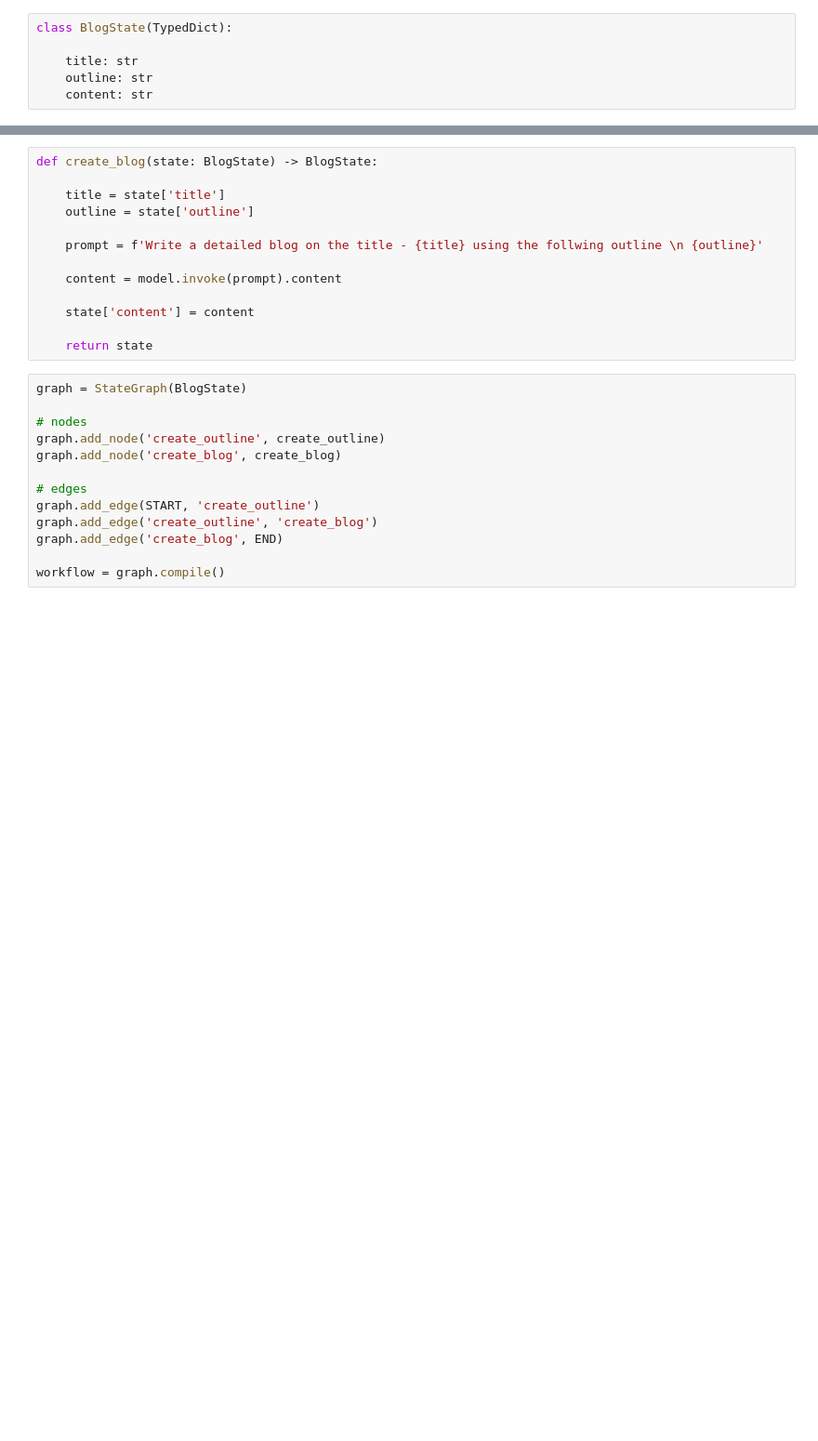
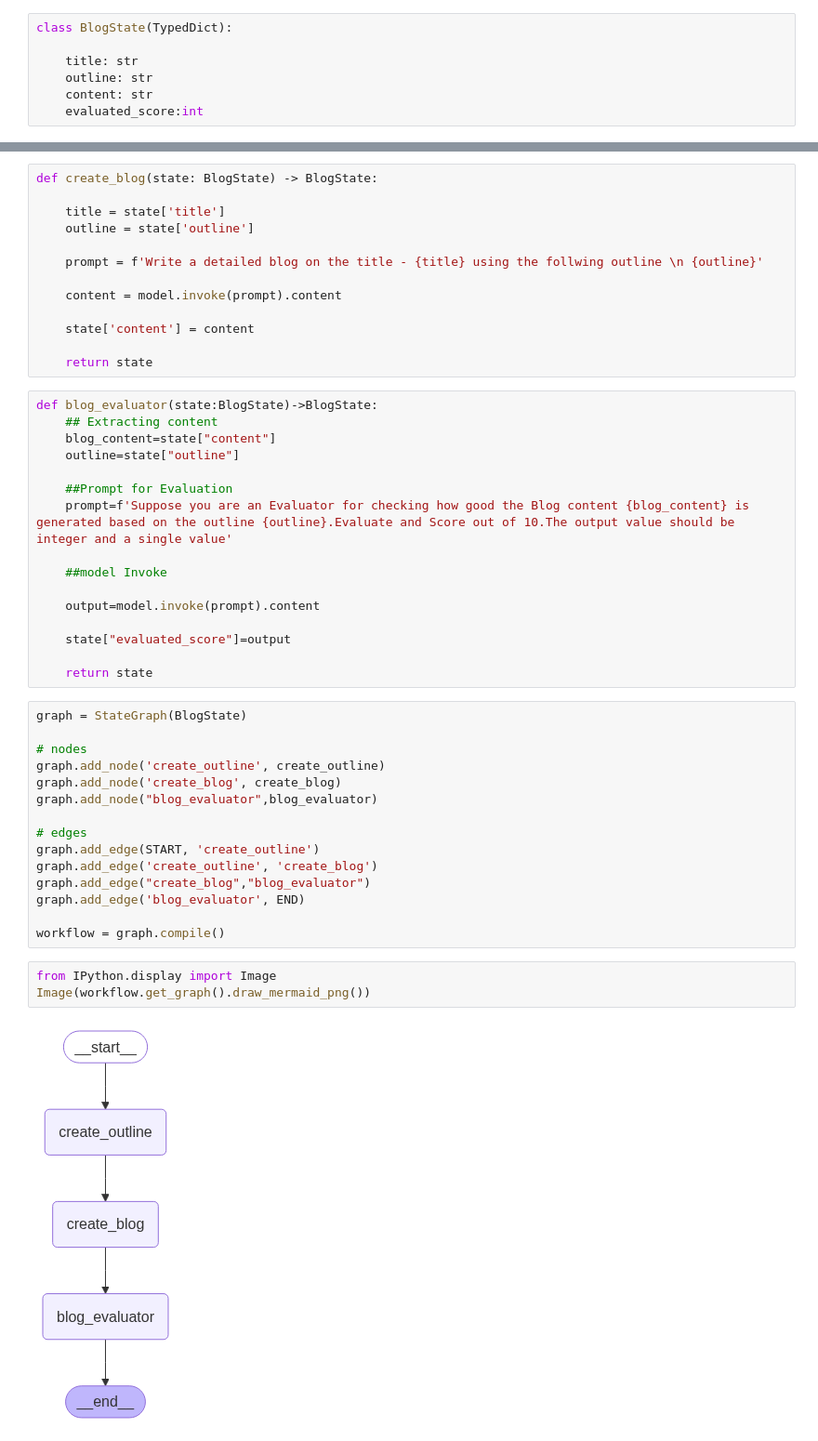
Before and after one commit to Hyder605/LangGraph, a Jupyter notebook: 3_prompt_chaining.ipynb, the cells around one changed output, grey strips where cells are left out. Shown at 93% size. Cells and saved outputs as stored; diff of their text form; blank space fills up the shorter version.

Commit message:
added evaluator node

```diff
--- a/3_prompt_chaining.ipynb
+++ b/3_prompt_chaining.ipynb
@@ -13,6 +13,7 @@ class BlogState(TypedDict):
     title: str
     outline: str
     content: str
+    evaluated_score:int
 # %%
 def create_outline(state: BlogState) -> BlogState:
 
@@ -40,19 +41,42 @@ def create_blog(state: BlogState) -> BlogState:
     state['content'] = content
 
     return state
+# %%
+def blog_evaluator(state:BlogState)->BlogState:
+    ## Extracting content
+    blog_content=state["content"]
+    outline=state["outline"]
+
+    ##Prompt for Evaluation
+    prompt=f'Suppose you are an Evaluator for checking how good the Blog content {blog_content} is generated based on the outline {outline}.Evaluate and Score out of 10.The output value should be integer and a single value'
+
+    ##model Invoke
+
+    output=model.invoke(prompt).content
+
+    state["evaluated_score"]=output
+
+    return state
 # %%
 graph = StateGraph(BlogState)
 
 # nodes
 graph.add_node('create_outline', create_outline)
 graph.add_node('create_blog', create_blog)
+graph.add_node("blog_evaluator",blog_evaluator)
 
 # edges
 graph.add_edge(START, 'create_outline')
 graph.add_edge('create_outline', 'create_blog')
-graph.add_edge('create_blog', END)
+graph.add_edge("create_blog","blog_evaluator")
+graph.add_edge('blog_evaluator', END)
 
 workflow = graph.compile()
+# %%
+from IPython.display import Image
+Image(workflow.get_graph().draw_mermaid_png())
+# %% [output]
+[figure, added]
 # %%
 intial_state = {'title': 'Climate change is Real'}
 
```
Also changed, not shown: parts of 4 cells of this notebook.
